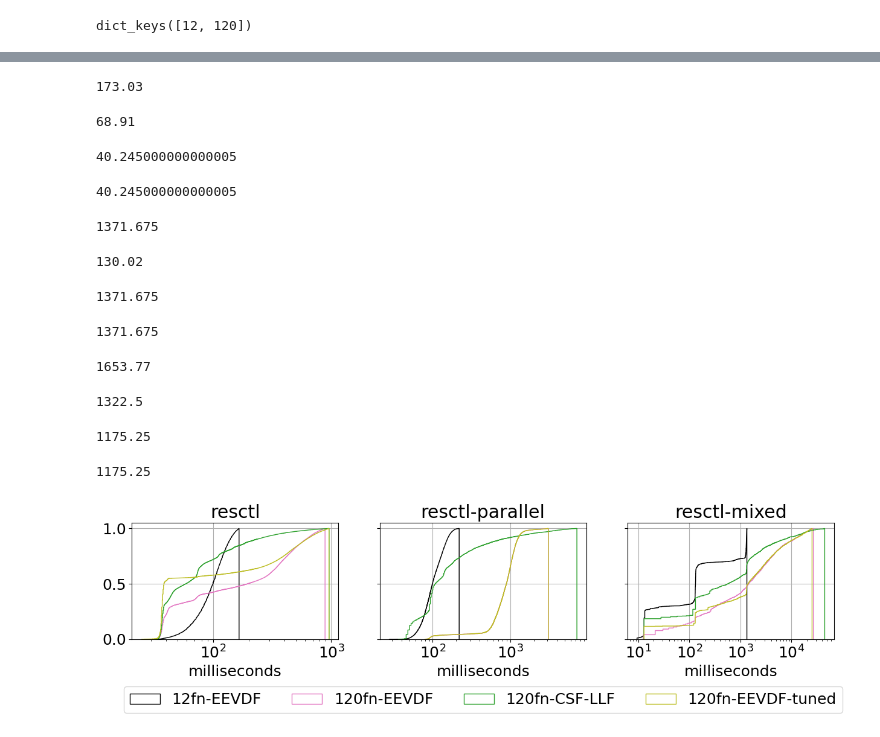
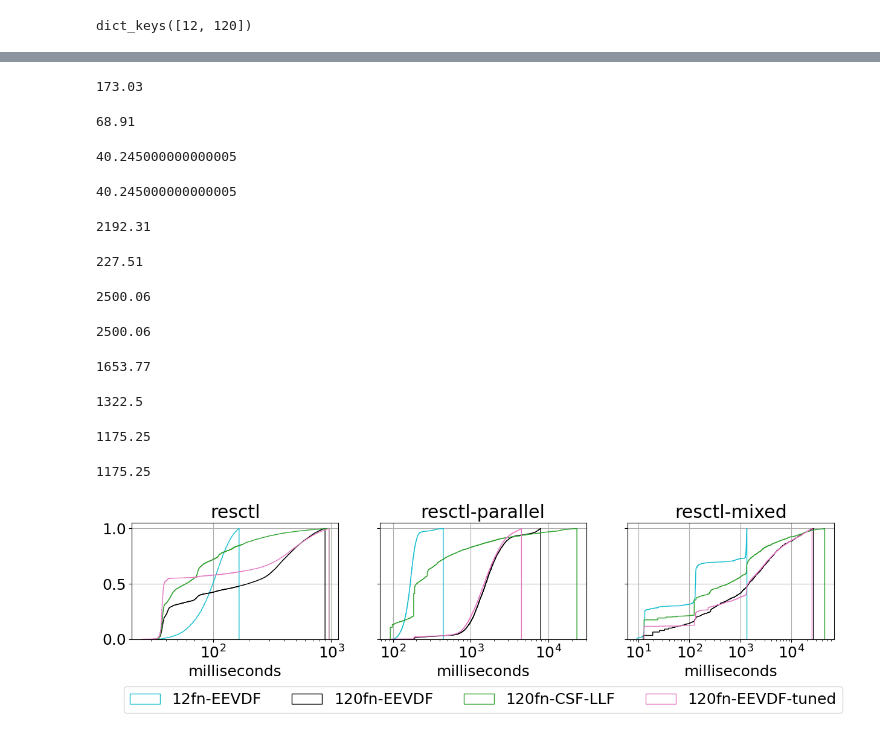
Before and after one commit to isstaif/CFS-LLF_main, a Jupyter notebook: notebooks/Host efficiency (results).ipynb, the cells around one changed output, grey strips where cells are left out. Saved outputs shown, nothing was run; the diff lists cells and outputs as text; code cells hidden in the pictures.

Commit message:
restctlparallel figures and data

```diff
--- a/notebooks/Host efficiency (results).ipynb
+++ b/notebooks/Host efficiency (results).ipynb
@@ -751,22 +747,22 @@ def visualise_latency_cdf(results_cfs, results_llf,results_cfstuned,results_rr,
 
             quantile = 0.95
 
-            dfb[dfb<dfb.quantile(quantile)].hist(cumulative=True, density=1, bins=3000,
+            dfb[dfb<dfb.quantile(quantile)].hist(cumulative=True, density=1, bins=4000,
                                                  histtype='step',
                                                   label=f'{12}fn-{labels[0]}',ax=ax,color=colors[0])
 
             df = dfs[index]
-            df[df<df.quantile(quantile)].hist(cumulative=True, density=1, bins=3000,
+            df[df<df.quantile(quantile)].hist(cumulative=True, density=1, bins=4000,
                                               histtype='step',
                                               label=f'{count}fn-{labels[1]}',ax=ax,color=colors[1])
 
             df = dfs_llf[index]
-            df[df<df.quantile(quantile)].hist(cumulative=True, density=1, bins=3000,
+            df[df<df.quantile(quantile)].hist(cumulative=True, density=1, bins=4000,
                                               histtype='step',
                                               label=f'{count}fn-{labels[2]}',ax=ax,color=colors[2])
 
             df = dfs_cfstuned[index]
-            df[df<df.quantile(quantile)].hist(cumulative=True, density=1, bins=3000,
+            df[df<df.quantile(quantile)].hist(cumulative=True, density=1, bins=4000,
                                               histtype='step',
                                               label=f'{count}fn-{labels[3]}',ax=ax,color=colors[3])
 
@@ -1024,49 +1020,49 @@ visualise_latency_cdf(pickled_data['results_resctl_eevdf'],
                       pickled_data['results_resctl_eevdf_tuned'],
                       fig,ax[0],'resctl',120,[
                           "EEVDF", "EEVDF","CSF-LLF", "EEVDF-tuned",
-                      ],["black","tab:pink","tab:green","tab:olive"])
+                      ],["tab:cyan","black","tab:green","tab:pink"])
 
-visualise_latency_cdf(pickled_data['results_notracemultithreaded_eevdf'],
-                      pickled_data['results_notracemultithreaded_llf'],
-                      pickled_data['results_notracemultithreaded_eevdf_tuned'],
-                      pickled_data['results_notracemultithreaded_eevdf_tuned'],
-                      fig,ax[1],'resctl-parallel',132,[
+visualise_latency_cdf(pickled_data['results_resctlparallel_eevdf'],
+                      pickled_data['results_resctlparallel_llf'],
+                      pickled_data['results_resctlparallel_eevdf_tuned'],
+                      pickled_data['results_resctlparallel_eevdf_tuned'],
+                      fig,ax[1],'resctl-parallel',120,[
                           "EEVDF", "EEVDF","CSF-LLF", "EEVDF-tuned",
-                      ],["black","tab:pink","tab:green","tab:olive"])
+                      ],["tab:cyan","black","tab:green","tab:pink"])
 
 visualise_latency_cdf(pickled_data['results_owlmix_eevdf'],
                       pickled_data['results_owlmix_llf'],
                       pickled_data['results_owlmix_eevdf_tuned'],
                       pickled_data['results_owlmix_eevdf_tuned'],
                       fig,ax[2],'resctl-mixed',120,[
                           "EEVDF", "EEVDF","CSF-LLF", "EEVDF-tuned",
-                      ],["black","tab:pink","tab:green","tab:olive"])
+                      ],["tab:cyan","black","tab:green","tab:pink"])
 
 
 
 # handles1, labels1 = ax[0].get_legend_handles_labels()
 # handles2, labels2 = ax[2].get_legend_handles_labels()
 
 # fig.legend(handles1 + handles2[-2:], labels1+labels2[-2:], loc='upper center',bbox_to_anchor=(0.5,-0.15),ncol=3)
 
 ax[0].legend(loc='lower center', bbox_to_anchor=(1.7,-0.7),ncol=4)
 for a in ax:
     a.set_xscale('log')
     # a.set_xlim(10,20000)
 fig.savefig('./figures/baselines-eevdf.pdf', bbox_inches="tight")
 
 plt.show()
 # %% [output]
 173.03
 68.91
 40.245000000000005
 40.245000000000005
-1371.675
+2192.31
-130.02
+227.51
-1371.675
+2500.06
-1371.675
+2500.06
 1653.77
 1322.5
 1175.25
 1175.25
-[figure, old version]
+[figure, new version]
```
Also changed, not shown: parts of 5 cells of this notebook, 10 other files.
